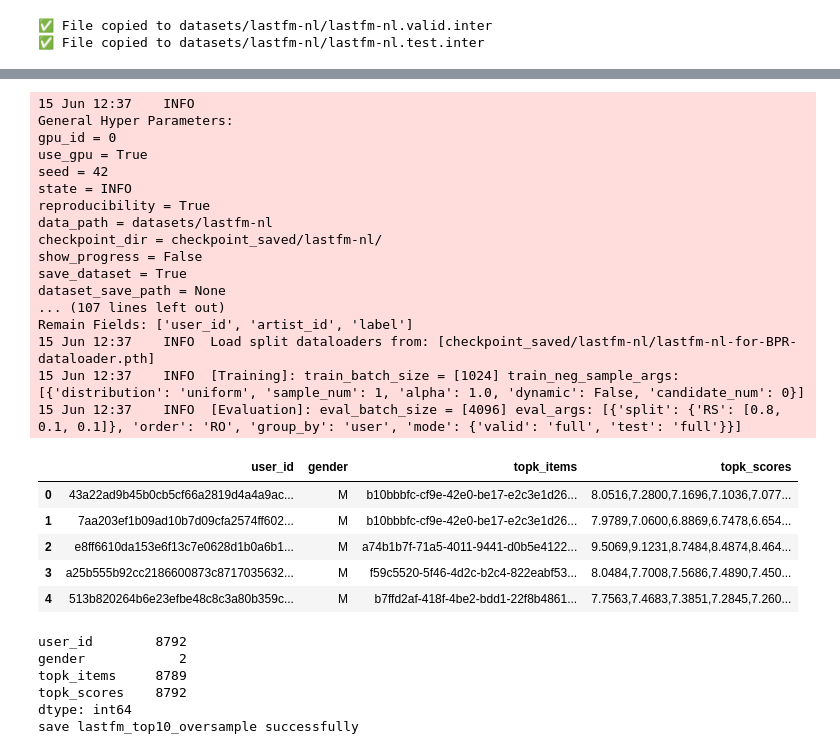
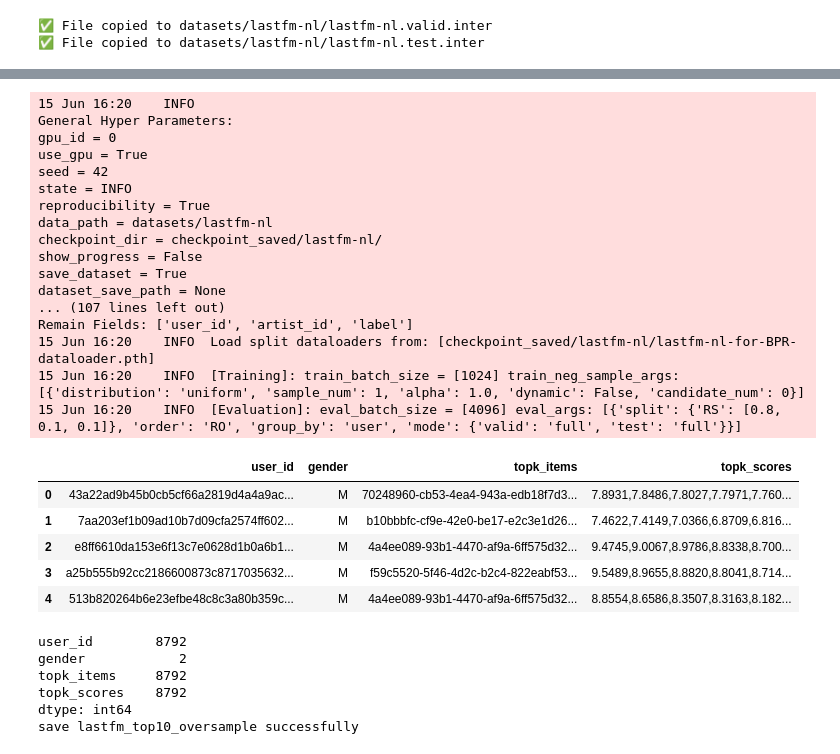
Before and after one commit to Jiaqing61/RScode, a Jupyter notebook: oversample/lastfm-nl-oversample.ipynb, the cells around one changed output, grey strips where cells are left out. Drawn from its saved outputs; the diff is of its cells as text; code cells hidden in the pictures.

```diff
--- a/oversample/lastfm-nl-oversample.ipynb
+++ b/oversample/lastfm-nl-oversample.ipynb
@@ -250,7 +259,7 @@ import numpy as np
 
 # 1. 加载模型和数据
 config, model, dataset, train_data, valid_data, test_data = load_data_and_model(
-    model_file='checkpoint_saved/lastfm-nl/BPR-Jun-15-2025_12-01-56.pth'
+    model_file='checkpoint_saved/lastfm-nl/BPR-Jun-15-2025_15-52-03.pth'
 )
 
 # Step 1: Get all internal user IDs
@@ -275,45 +284,45 @@ score_lists = [row.cpu().tolist() for row in topk_scores]
 user_df = pd.read_csv('../Post-processing/datasets/lastfm-nl/lastfm-nl.user', sep='\t')
 user_df['user_id:token'] = user_df['user_id:token'].astype(str)
 user2gender = dict(zip(user_df['user_id:token'], user_df['gender:token']))
 
 # Step 6: Save as DataFrame
 df = pd.DataFrame({
     'user_id': external_user_list,
     'gender': [user2gender.get(uid, 'unknown') for uid in external_user_list],
     'topk_items': [','.join(items) for items in external_item_lists],
     'topk_scores': [','.join([f'{s:.4f}' for s in scores]) for scores in score_lists]
 })
 display(df.head())
 print(df.nunique())
 df.to_csv('../rank_results/lastfm-nl/lastfm_top10_oversample.csv', index=False)
 print("save lastfm_top10_oversample successfully")
 # %% [output]
-15 Jun 12:37    INFO
+15 Jun 16:20    INFO
 General Hyper Parameters:
 gpu_id = 0
 use_gpu = True
 seed = 42
 state = INFO
 reproducibility = True
 data_path = datasets/lastfm-nl
 checkpoint_dir = checkpoint_saved/lastfm-nl/
 show_progress = False
 save_dataset = True
 dataset_save_path = None
 ... (107 lines left out)
 Remain Fields: ['user_id', 'artist_id', 'label']
-15 Jun 12:37    INFO  Load split dataloaders from: [checkpoint_saved/lastfm-nl/lastfm-nl-for-BPR-dataloader.pth]
-15 Jun 12:37    INFO  [Training]: train_batch_size = [1024] train_neg_sample_args: [{'distribution': 'uniform', 'sample_num': 1, 'alpha': 1.0, 'dynamic': False, 'candidate_num': 0}]
-15 Jun 12:37    INFO  [Evaluation]: eval_batch_size = [4096] eval_args: [{'split': {'RS': [0.8, 0.1, 0.1]}, 'order': 'RO', 'group_by': 'user', 'mode': {'valid': 'full', 'test': 'full'}}]
+15 Jun 16:20    INFO  Load split dataloaders from: [checkpoint_saved/lastfm-nl/lastfm-nl-for-BPR-dataloader.pth]
+15 Jun 16:20    INFO  [Training]: train_batch_size = [1024] train_neg_sample_args: [{'distribution': 'uniform', 'sample_num': 1, 'alpha': 1.0, 'dynamic': False, 'candidate_num': 0}]
+15 Jun 16:20    INFO  [Evaluation]: eval_batch_size = [4096] eval_args: [{'split': {'RS': [0.8, 0.1, 0.1]}, 'order': 'RO', 'group_by': 'user', 'mode': {'valid': 'full', 'test': 'full'}}]
 |  | user_id | gender | topk_items | topk_scores |
-| 0 | 43a22ad9b45b0cb5cf66a2819d4a4a9ac... | M | b10bbbfc-cf9e-42e0-be17-e2c3e1d26... | 8.0516,7.2800,7.1696,7.1036,7.077... |
-| 1 | 7aa203ef1b09ad10b7d09cfa2574ff602... | M | b10bbbfc-cf9e-42e0-be17-e2c3e1d26... | 7.9789,7.0600,6.8869,6.7478,6.654... |
-| 2 | e8ff6610da153e6f13c7e0628d1b0a6b1... | M | a74b1b7f-71a5-4011-9441-d0b5e4122... | 9.5069,9.1231,8.7484,8.4874,8.464... |
-| 3 | a25b555b92cc2186600873c8717035632... | M | f59c5520-5f46-4d2c-b2c4-822eabf53... | 8.0484,7.7008,7.5686,7.4890,7.450... |
-| 4 | 513b820264b6e23efbe48c8c3a80b359c... | M | b7ffd2af-418f-4be2-bdd1-22f8b4861... | 7.7563,7.4683,7.3851,7.2845,7.260... |
+| 0 | 43a22ad9b45b0cb5cf66a2819d4a4a9ac... | M | 70248960-cb53-4ea4-943a-edb18f7d3... | 7.8931,7.8486,7.8027,7.7971,7.760... |
+| 1 | 7aa203ef1b09ad10b7d09cfa2574ff602... | M | b10bbbfc-cf9e-42e0-be17-e2c3e1d26... | 7.4622,7.4149,7.0366,6.8709,6.816... |
+| 2 | e8ff6610da153e6f13c7e0628d1b0a6b1... | M | 4a4ee089-93b1-4470-af9a-6ff575d32... | 9.4745,9.0067,8.9786,8.8338,8.700... |
+| 3 | a25b555b92cc2186600873c8717035632... | M | f59c5520-5f46-4d2c-b2c4-822eabf53... | 9.5489,8.9655,8.8820,8.8041,8.714... |
+| 4 | 513b820264b6e23efbe48c8c3a80b359c... | M | 4a4ee089-93b1-4470-af9a-6ff575d32... | 8.8554,8.6586,8.3507,8.3163,8.182... |
 user_id        8792
 gender            2
-topk_items     8789
+topk_items     8792
 topk_scores    8792
 dtype: int64
 save lastfm_top10_oversample successfully
```
Also changed, not shown: parts of 3 cells of this notebook, 47 other files.
